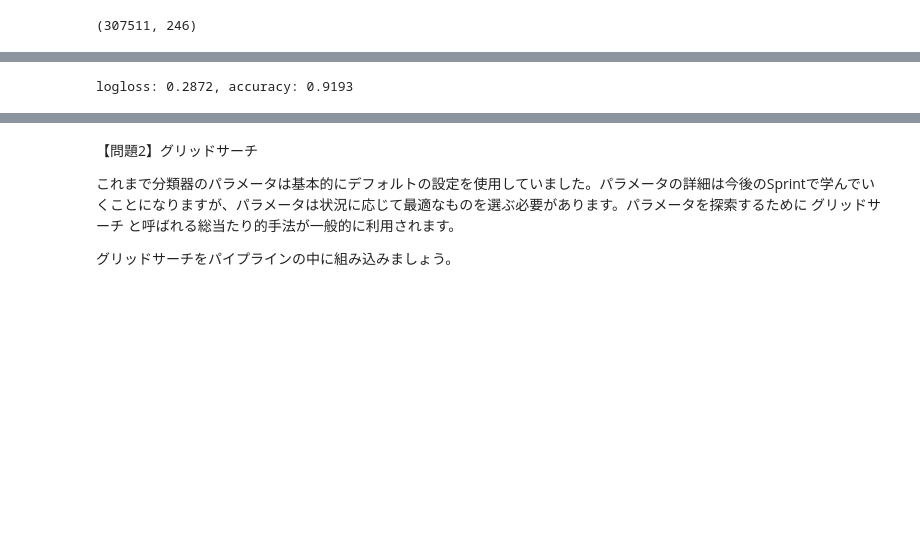
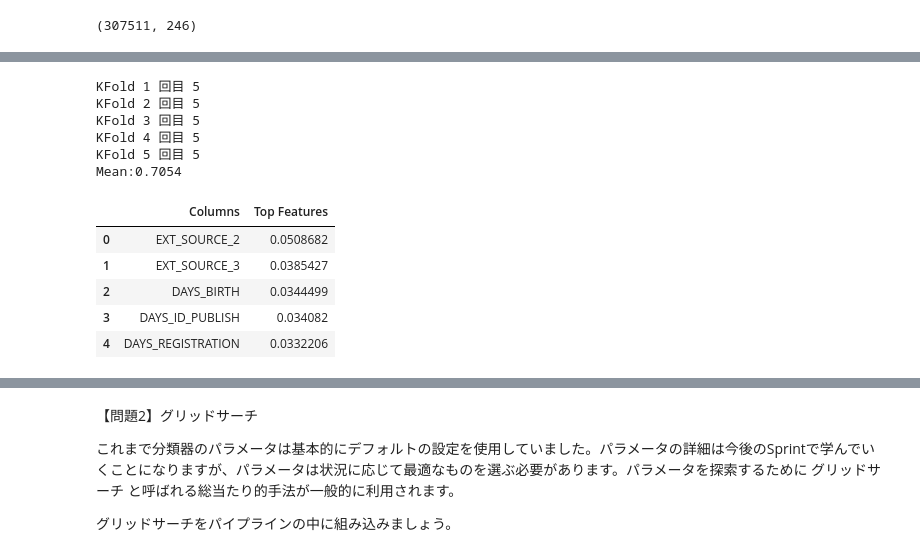
Before and after one commit to shinmiura/diveintocode-ml, a Jupyter notebook: 機械学習フロー.ipynb, the cells around one changed output, grey strips where cells are left out. Saved outputs shown, nothing was run; the diff lists cells and outputs as text; code cells hidden in the pictures; blank space fills up the shorter version.

```diff
--- a/機械学習フロー.ipynb
+++ b/機械学習フロー.ipynb
@@ -86,32 +87,51 @@ from sklearn.metrics import log_loss, accuracy_score
 # %%
 # 各foldのスコアを保存するリスト
-scores_accuracy = []
-scores_logloss = []
+scores_auc = []
 # クロスバリデーションを行う
 # 学習データを５つに分割し、うち１つをバリデーションデータとすることを、データを変えて繰り返す
-kf = KFold(n_splits = 5, random_state = 1234)
-rf2 = RandomForestClassifier()
+kf = KFold(n_splits = 5, random_state = None, shuffle = False)
+count = 0
+rf = RandomForestClassifier(random_state = 1234)
+
 for tr_idx, va_idx in kf.split(X):
+  count += 1
+  print('KFold', count, '回目', kf.get_n_splits())
   tr_x, va_x = X.iloc[tr_idx], X.iloc[va_idx]
   tr_y, va_y = y.iloc[tr_idx], y.iloc[va_idx]
 
   # 　モデルの学習の実行
-  rf2.fit(tr_x, tr_y)
+  rf.fit(tr_x, tr_y)
 
   # バリデーションデータの予測値を確率で出力
-  va_pred = rf2.predict_proba(va_x)[:, 1]
+  y_pred = rf.predict_proba(va_x)[:, 1]
 
   # バリデーションデータでのスコアの計算
-  logloss = log_loss(va_y, va_pred)
-  accuracy = accuracy_score(va_y, va_pred > 0.5)
+  auc = roc_auc_score(va_y, y_pred)
 
   # そのfoldスコアを保存
-  scores_logloss.append(logloss)
-  scores_accuracy.append(accuracy)
+  scores_auc.append(auc)
 
 # 各foldのスコアの平均を出力する
-logloss = np.mean(scores_logloss)
-accuracy = np.mean(scores_accuracy)
-print(f'logloss: {logloss:.4f}, accuracy: {accuracy:.4f}')
+auc = np.mean(scores_auc)
+print('Mean:{:.4f}'.format(auc))
 # %% [output]
-logloss: 0.2872, accuracy: 0.9193
+KFold 1 回目 5
+KFold 2 回目 5
+KFold 3 回目 5
+KFold 4 回目 5
+KFold 5 回目 5
+Mean:0.7054
+# %%
+top_features = rf.feature_importances_.reshape(len(rf.feature_importances_),1)
+column = np.array(X.columns).reshape(len(rf.feature_importances_),1)
+feature = pd.DataFrame(np.hstack([column,top_features]), columns=["Columns", "Top Features"])
+feature_sorted = feature.sort_values('Top Features', ascending=False).reset_index()
+feature_sorted = feature_sorted.drop("index", axis=1)
+feature_sorted.head()
+# %% [output]
+|  | Columns | Top Features |
+| 0 | EXT_SOURCE_2 | 0.0508682 |
+| 1 | EXT_SOURCE_3 | 0.0385427 |
+| 2 | DAYS_BIRTH | 0.0344499 |
+| 3 | DAYS_ID_PUBLISH | 0.034082 |
+| 4 | DAYS_REGISTRATION | 0.0332206 |
```
Also changed, not shown: parts of 31 cells of this notebook.
